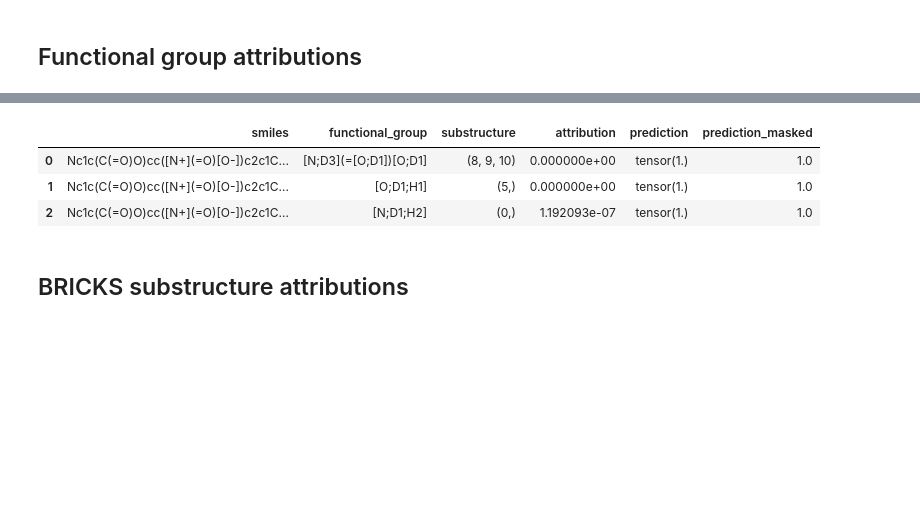
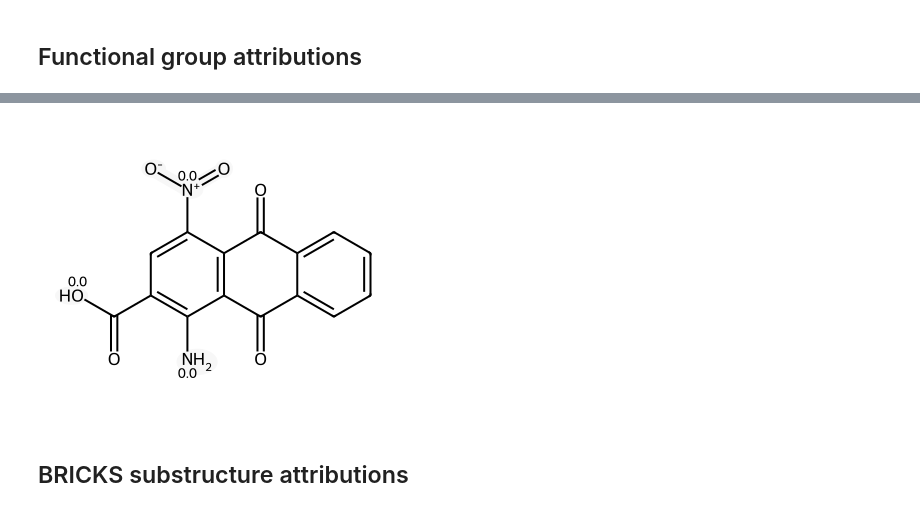
Before and after one commit to xwieme/MastatThesis, a Jupyter notebook: code/notebooks/mutagenicity_SME.ipynb, the cells around one changed output, grey strips where cells are left out. Cells and saved outputs as stored; diff of their text form; code cells hidden in the pictures; blank space fills up the shorter version.

```diff
--- a/code/notebooks/mutagenicity_SME.ipynb
+++ b/code/notebooks/mutagenicity_SME.ipynb
@@ -46,10 +47,11 @@ XAIChem.functionalGroupAttributionScores(compound3_smiles, models, method="mask"
 # %%
-XAIChem.functionalGroupAttributionScores(compound3_smiles, models, method="structure")
+attributions_structure = XAIChem.functionalGroupAttributionScores(compound3_smiles, models, method="structure")
+XAIChem.showMolecule(
+    compound3_mol,
+    attributions_structure.set_index("substructure").attribution.round(3).to_dict()
+)
 # %% [output]
-|  | smiles | functional_group | substructure | attribution | prediction | prediction_masked |
-| 0 | Nc1c(C(=O)O)cc([N+](=O)[O-])c2c1C... | [N;D3](=[O;D1])[O;D1] | (8, 9, 10) | 0.000000e+00 | tensor(1.) | 1.0 |
-| 1 | Nc1c(C(=O)O)cc([N+](=O)[O-])c2c1C... | [O;D1;H1] | (5,) | 0.000000e+00 | tensor(1.) | 1.0 |
-| 2 | Nc1c(C(=O)O)cc([N+](=O)[O-])c2c1C... | [N;D1;H2] | (0,) | 1.192093e-07 | tensor(1.) | 1.0 |
+[figure, added]
 # %% [markdown]
 ## BRICKS substructure attributions
 # %%
```
Also changed, not shown: parts of 1 cell of this notebook, 10 other files.
